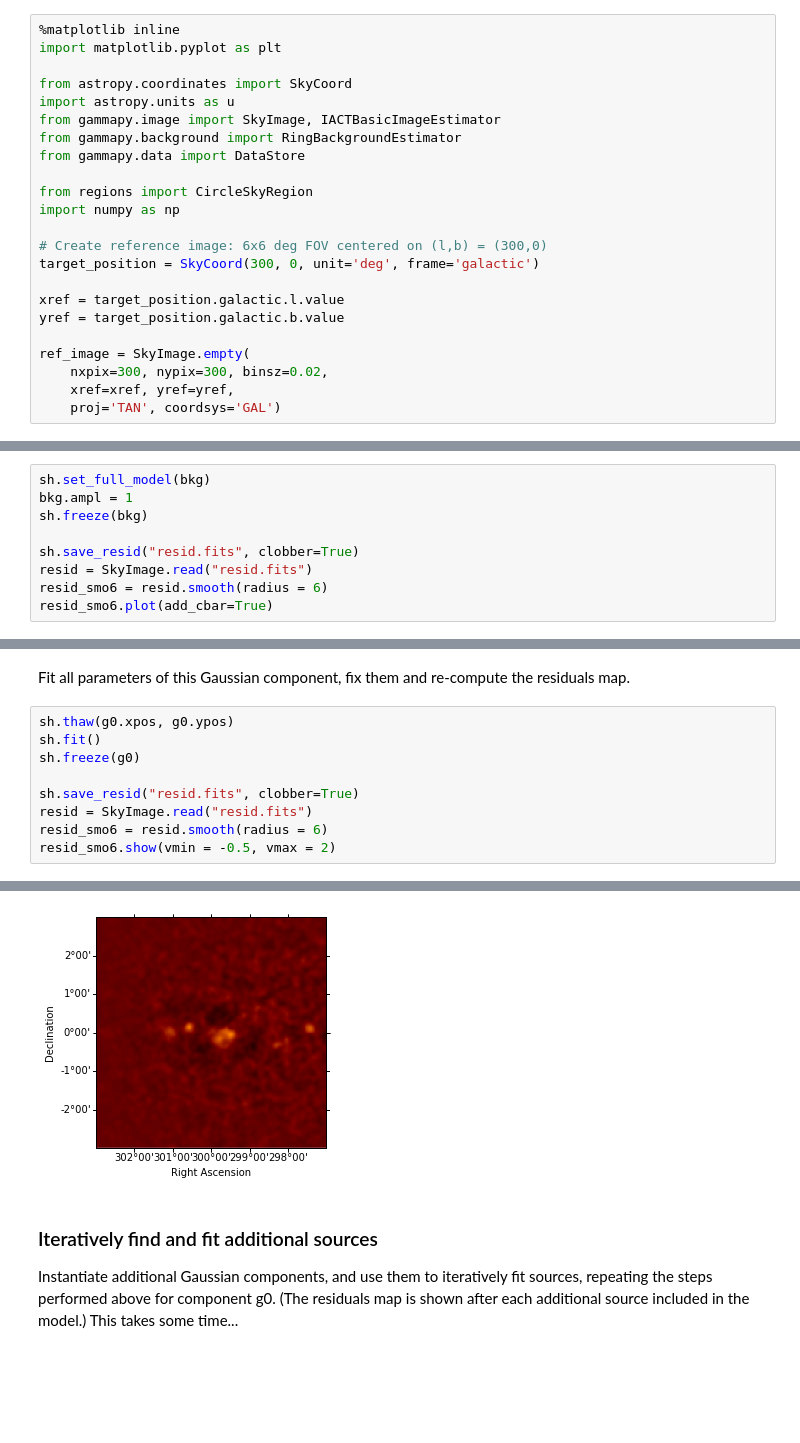
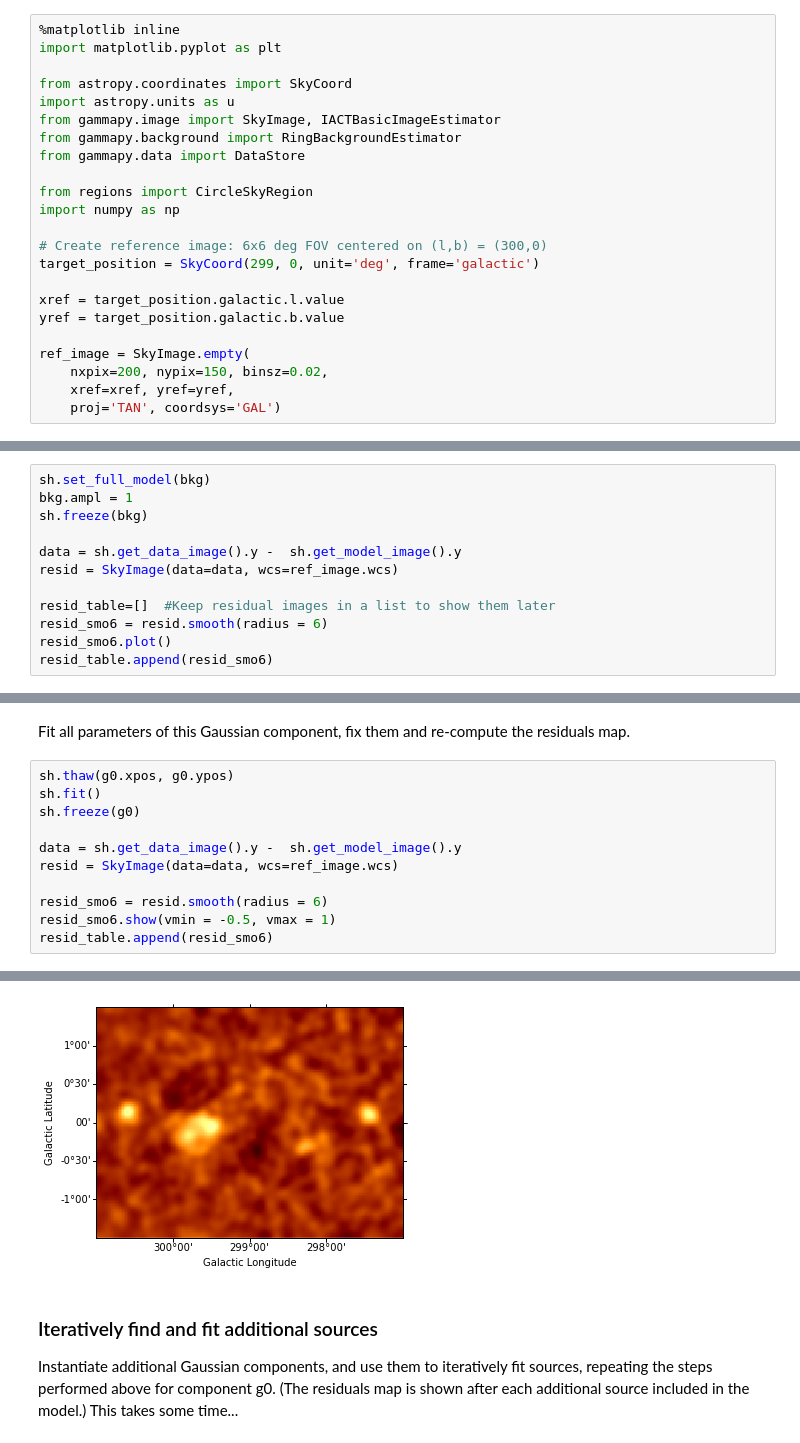
Before and after one commit to bkhelifi/gammapy-meudon-tutorial, a Jupyter notebook: notebooks/tutorial_fit_sources_sherpa.ipynb, the cells around one changed output, grey strips where cells are left out. Drawn from its saved outputs; the diff is of its cells as text; blank space fills up the shorter version.

Commit message:
Updated sherpa fitting notebook
Fixed bad sherpa wcs info, table creation and source detection
animation

```diff
--- a/notebooks/tutorial_fit_sources_sherpa.ipynb
+++ b/notebooks/tutorial_fit_sources_sherpa.ipynb
@@ -17,13 +17,13 @@ from regions import CircleSkyRegion
 import numpy as np
 
 # Create reference image: 6x6 deg FOV centered on (l,b) = (300,0)
-target_position = SkyCoord(300, 0, unit='deg', frame='galactic')
+target_position = SkyCoord(299, 0, unit='deg', frame='galactic')
 
 xref = target_position.galactic.l.value
 yref = target_position.galactic.b.value
 
 ref_image = SkyImage.empty(
-    nxpix=300, nypix=300, binsz=0.02,
+    nxpix=200, nypix=150, binsz=0.02,
     xref=xref, yref=yref,
     proj='TAN', coordsys='GAL')
 # %% [markdown]
@@ -143,8 +147,11 @@ sh.set_full_model(bkg)
 bkg.ampl = 1
 sh.freeze(bkg)
 
-sh.save_resid("resid.fits", clobber=True)
-resid = SkyImage.read("resid.fits")
+data = sh.get_data_image().y -  sh.get_model_image().y
+resid = SkyImage(data=data, wcs=ref_image.wcs)
+
+resid_table=[]  #Keep residual images in a list to show them later
 resid_smo6 = resid.smooth(radius = 6)
-resid_smo6.plot(add_cbar=True)
+resid_smo6.plot()
+resid_table.append(resid_smo6)
 # %% [output]
@@ -188,10 +192,12 @@ sh.thaw(g0.xpos, g0.ypos)
 sh.fit()
 sh.freeze(g0)
 
-sh.save_resid("resid.fits", clobber=True)
-resid = SkyImage.read("resid.fits")
+data = sh.get_data_image().y -  sh.get_model_image().y
+resid = SkyImage(data=data, wcs=ref_image.wcs)
+
 resid_smo6 = resid.smooth(radius = 6)
-resid_smo6.show(vmin = -0.5, vmax = 2)
+resid_smo6.show(vmin = -0.5, vmax = 1)
+resid_table.append(resid_smo6)
 # %% [output]
 Dataset               = 1
 Method                = neldermead
@@ -208,4 +214,4 @@ Change in statistic   = 0.33221
-[figure, old version]
+[figure, new version]
 # %% [markdown]
 ### Iteratively find and fit additional sources
 Instantiate additional Gaussian components, and use them to iteratively fit sources, repeating the steps performed above for component g0. (The residuals map is shown after each additional source included in the model.) This takes some time...
```
Also changed, not shown: parts of 11 cells of this notebook.
